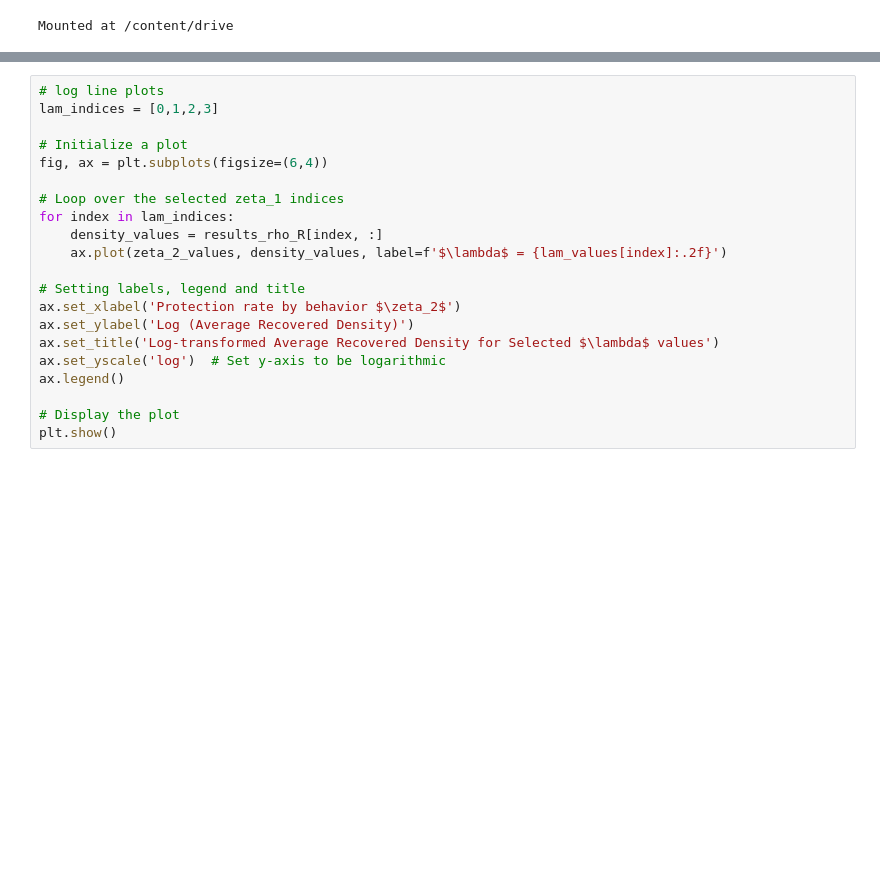
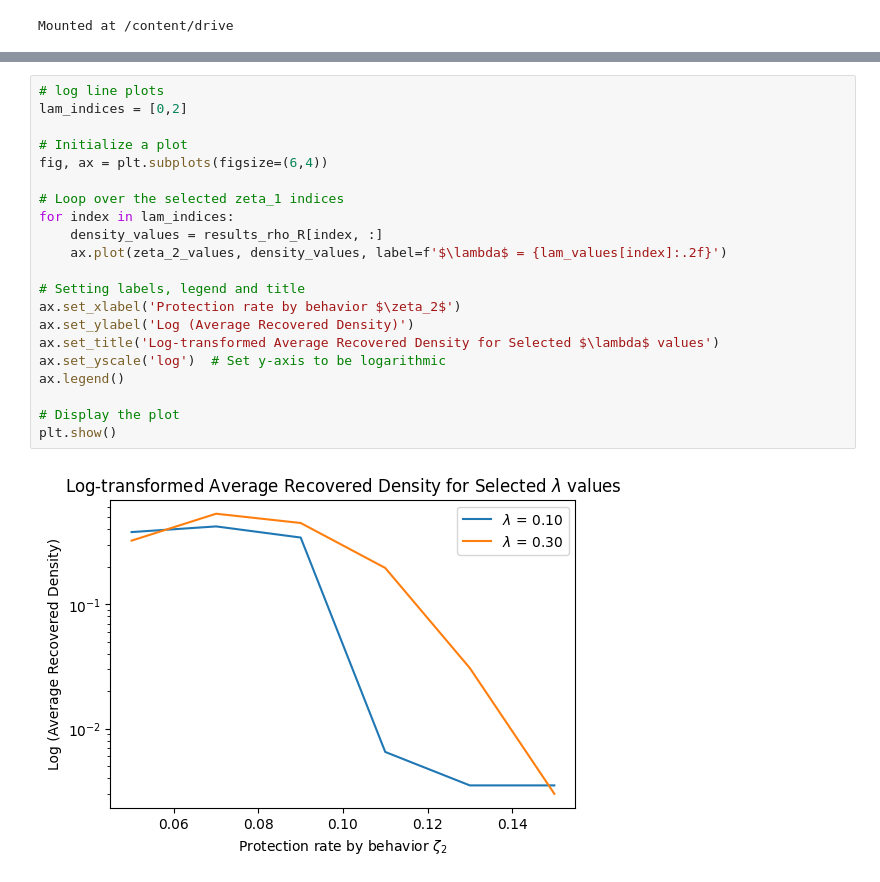
Before and after one commit to Nancy-Shi/Complex_Networks, a Jupyter notebook: Lam_zeta_2_3_Layer_Coupling.ipynb, the cells around one changed output, grey strips where cells are left out. Saved outputs shown, nothing was run; the diff lists cells and outputs as text; blank space fills up the shorter version.

```diff
--- a/Lam_zeta_2_3_Layer_Coupling.ipynb
+++ b/Lam_zeta_2_3_Layer_Coupling.ipynb
@@ -597,24 +615,26 @@ plt.show()
 # %%
 # log line plots
-lam_indices = [0,1,2,3]
+lam_indices = [0,2]
 
 # Initialize a plot
 fig, ax = plt.subplots(figsize=(6,4))
 
 # Loop over the selected zeta_1 indices
 for index in lam_indices:
     density_values = results_rho_R[index, :]
     ax.plot(zeta_2_values, density_values, label=f'$\lambda$ = {lam_values[index]:.2f}')
 
 # Setting labels, legend and title
 ax.set_xlabel('Protection rate by behavior $\zeta_2$')
 ax.set_ylabel('Log (Average Recovered Density)')
 ax.set_title('Log-transformed Average Recovered Density for Selected $\lambda$ values')
 ax.set_yscale('log')  # Set y-axis to be logarithmic
 ax.legend()
 
 # Display the plot
 plt.show()
+# %% [output]
+[figure, added]
 # %%
 # Plot the heat map
 fig, ax = plt.subplots(figsize=(5,5))
```
Also changed, not shown: parts of 3 cells of this notebook.
